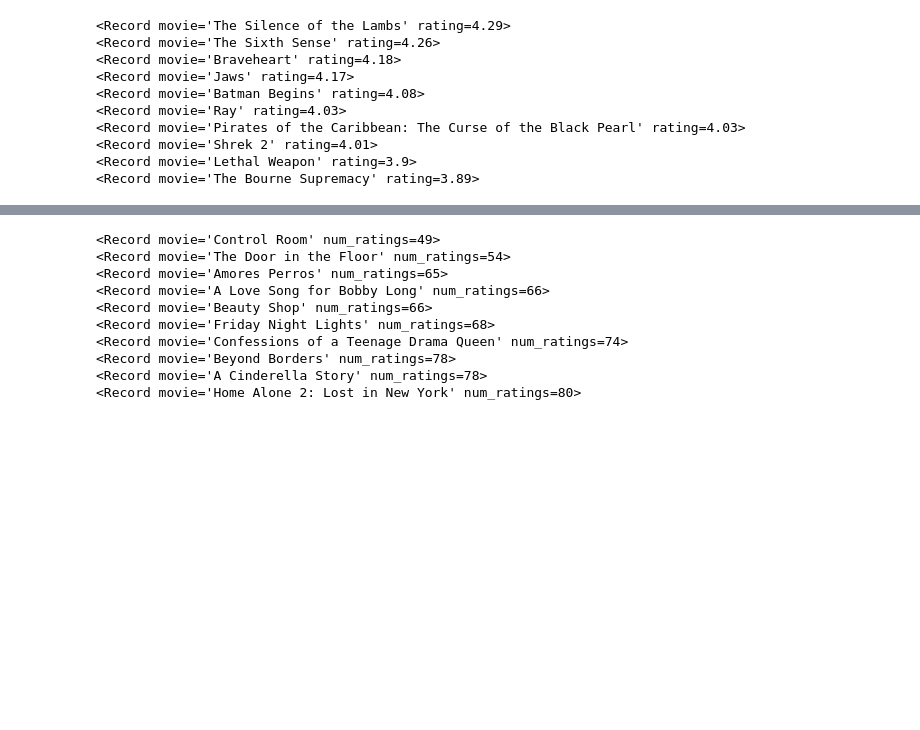
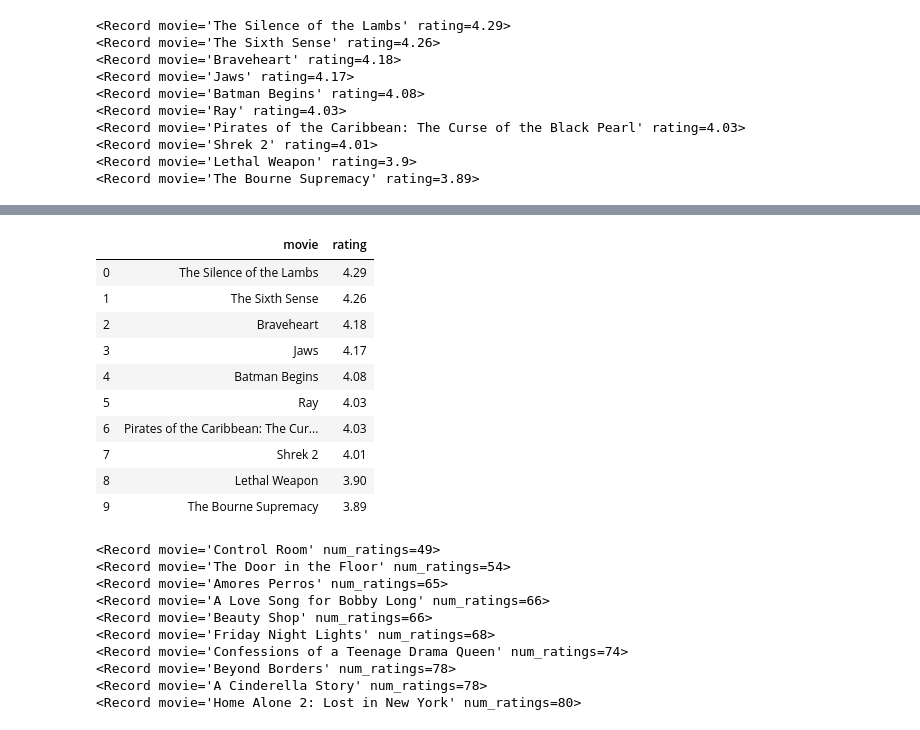
Before and after one commit to mei-yong/RecomMovies, a Jupyter notebook: recom_movies_graphdb.ipynb, the cells around one changed output, grey strips where cells are left out. Saved outputs shown, nothing was run; the diff lists cells and outputs as text; code cells hidden in the pictures; blank space fills up the shorter version.

```diff
--- a/recom_movies_graphdb.ipynb
+++ b/recom_movies_graphdb.ipynb
@@ -224,3 +226,17 @@ for row in result:
 <Record movie='Shrek 2' rating=4.01>
 <Record movie='Lethal Weapon' rating=3.9>
 <Record movie='The Bourne Supremacy' rating=3.89>
+# %%
+# Get top 10 highly rated movies - dictionary output
+query = '''
+MATCH (m:Movie)
+RETURN m.title as movie, m.avg_rating as rating
+ORDER BY m.avg_rating DESC LIMIT 10
+'''
+result = graph.run(query)
+
+highly_rated_movies = {}
+for row in result:
+    highly_rated_movies[row['movie']] = row['rating']
+
+highly_rated_movies
@@ -227,3 +254,28 @@ for row in result:
+# %%
+# Get top 10 highly rated movies - df output
+query = '''
+MATCH (m:Movie)
+RETURN m.title as movie, m.avg_rating as rating
+ORDER BY m.avg_rating DESC LIMIT 10
+'''
+result = graph.run(query)
+
+# You can also reformat the result into a dictionary
+highly_rated_movies = pd.DataFrame(result, columns=['movie','rating'])
+
+highly_rated_movies
+# %% [output]
+|  | movie | rating |
+| 0 | The Silence of the Lambs | 4.29 |
+| 1 | The Sixth Sense | 4.26 |
+| 2 | Braveheart | 4.18 |
+| 3 | Jaws | 4.17 |
+| 4 | Batman Begins | 4.08 |
+| 5 | Ray | 4.03 |
+| 6 | Pirates of the Caribbean: The Cur... | 4.03 |
+| 7 | Shrek 2 | 4.01 |
+| 8 | Lethal Weapon | 3.90 |
+| 9 | The Bourne Supremacy | 3.89 |
 # %%
 # Get top 10 least rated movies
 query = '''
```
Also changed, not shown: parts of 12 cells of this notebook.
